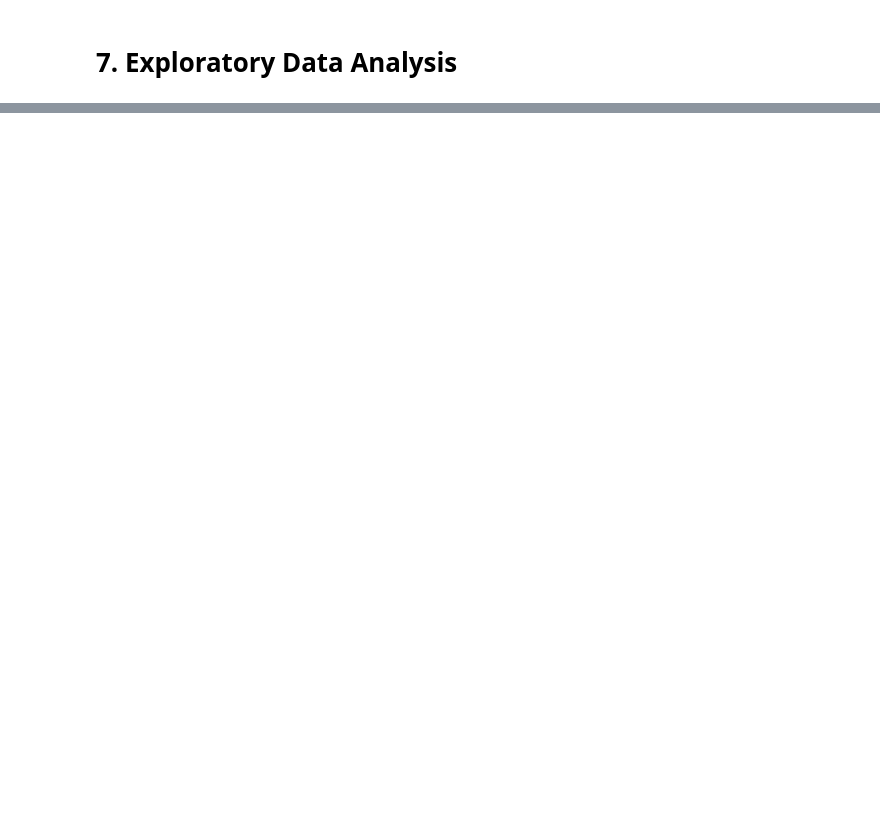
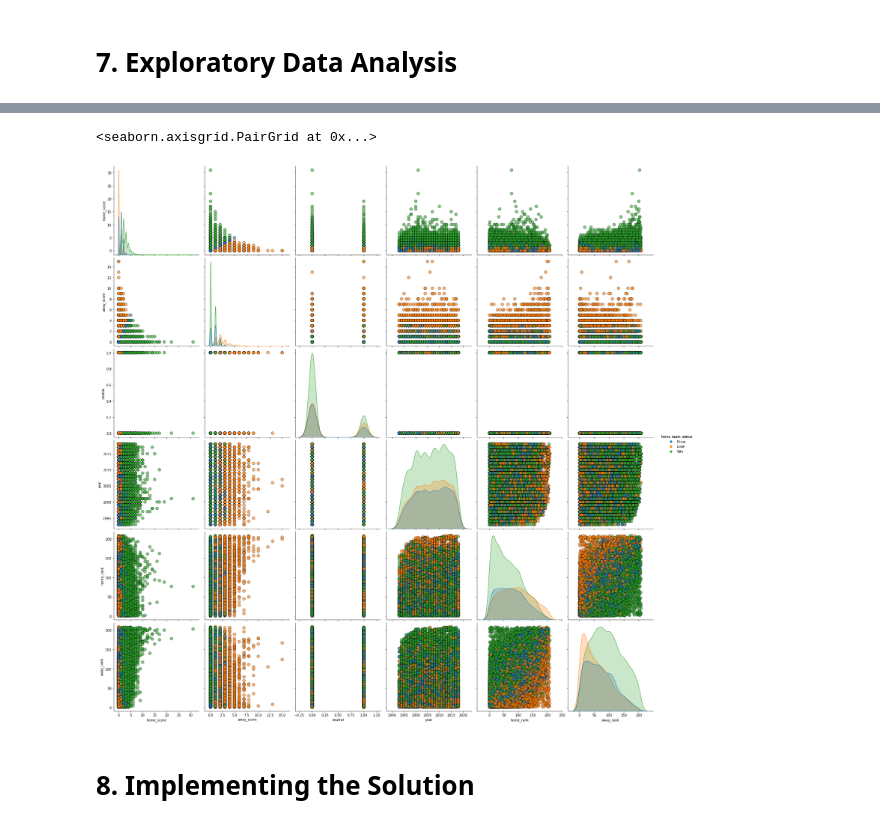
Before and after one commit to Obreintelly/Mchezo_Pesa_Football_Prediction_Analysis, a Jupyter notebook: Mchezo_Pesa_Football_Results_Prediction.ipynb, the cells around one changed output, grey strips where cells are left out. Drawn from its saved outputs; the diff is of its cells as text; code cells hidden in the pictures; blank space fills up the shorter version.

```diff
--- a/Mchezo_Pesa_Football_Results_Prediction.ipynb
+++ b/Mchezo_Pesa_Football_Results_Prediction.ipynb
@@ -621,0 +730,9 @@ df.to_csv('df.csv', index=False)
+# %%
+#Crossplots of features in our dataset
+sns.pairplot(df, hue='home_team_status', diag_kind='kde',plot_kws = {'alpha': 0.6, 's': 80, 'edgecolor': 'k'},
+             size= 4 )
+# %% [output]
+<seaborn.axisgrid.PairGrid at 0x...>
+[figure, added]
+# %% [markdown]
+# **8. Implementing the Solution**
```
Also changed, not shown: parts of 16 cells of this notebook.
